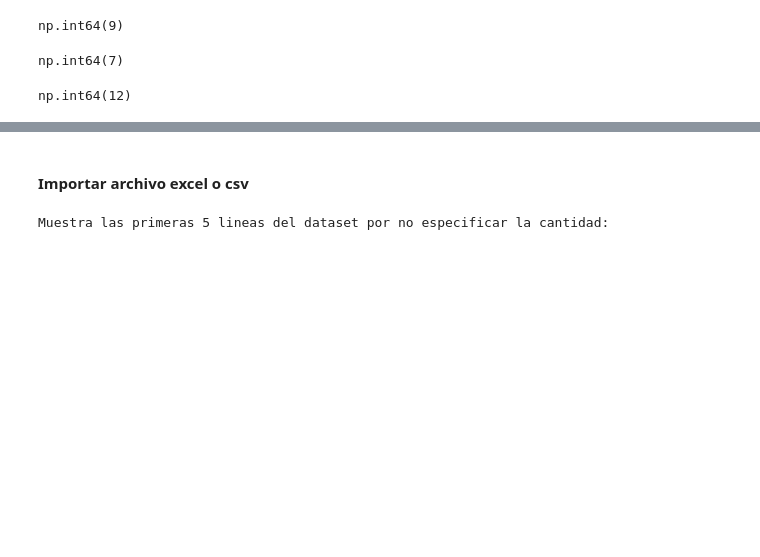
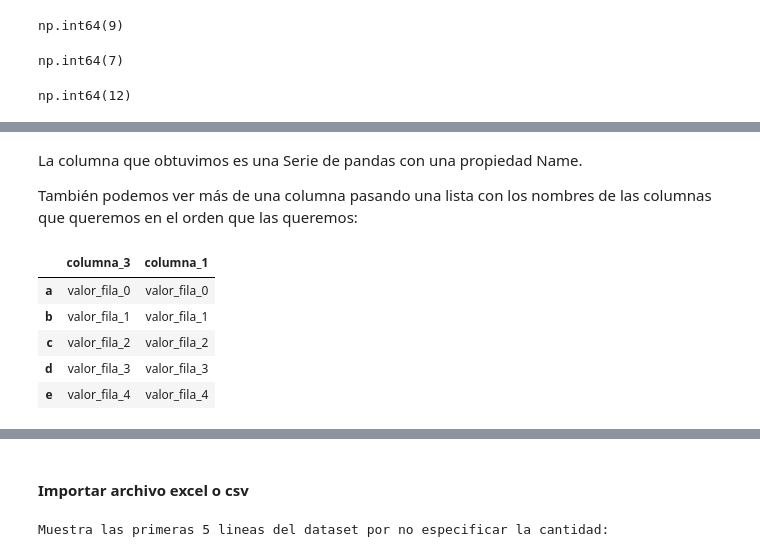
Before and after one commit to ivonnemorenoa/Procesamiento_de_Datos_con_Python, a Jupyter notebook: 4. Pandas y Analisis Exploratorio de Datos/Analisis_Exploratorio_de_nuestro_Dataset.ipynb, the cells around one changed output, grey strips where cells are left out. Saved outputs shown, nothing was run; the diff lists cells and outputs as text; code cells hidden in the pictures; blank space fills up the shorter version.

```diff
--- a/4. Pandas y Analisis Exploratorio de Datos/Analisis_Exploratorio_de_nuestro_Dataset.ipynb
+++ b/4. Pandas y Analisis Exploratorio de Datos/Analisis_Exploratorio_de_nuestro_Dataset.ipynb
@@ -103,0 +244,13 @@ np.int64(12)
+# %% [markdown]
+La columna que obtuvimos es una Serie de pandas con una propiedad Name.
+
+También podemos ver más de una columna pasando una lista con los nombres de las columnas que queremos en el orden que las queremos:
+# %%
+df[['columna_3', 'columna_1']]
+# %% [output]
+|  | columna_3 | columna_1 |
+| a | valor_fila_0 | valor_fila_0 |
+| b | valor_fila_1 | valor_fila_1 |
+| c | valor_fila_2 | valor_fila_2 |
+| d | valor_fila_3 | valor_fila_3 |
+| e | valor_fila_4 | valor_fila_4 |
```
Also changed, not shown: parts of 31 cells of this notebook.
